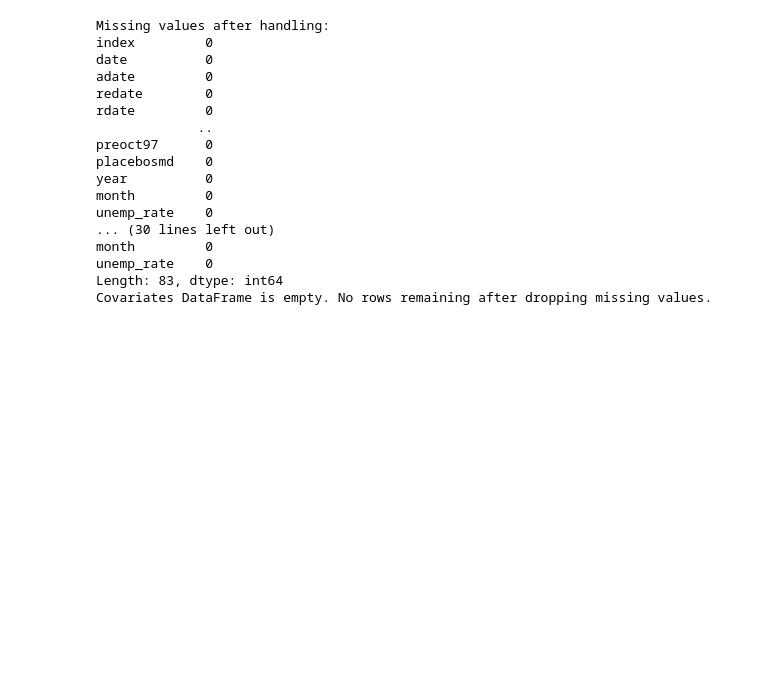
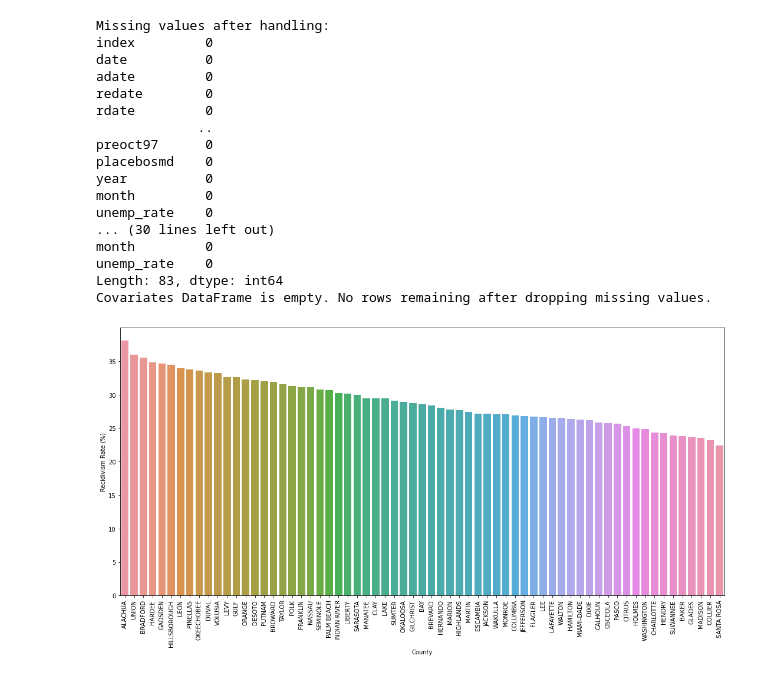
Before and after one commit to edithl1/Term_project_recidivism, a Jupyter notebook: Term Project.ipynb, the cells around one changed output. Drawn from its saved outputs; the diff is of its cells as text; code cells hidden in the pictures; blank space fills up the shorter version.

```diff
--- a/Term Project.ipynb
+++ b/Term Project.ipynb
@@ -1117,0 +924,26 @@ Covariates DataFrame is empty. No rows remaining after dropping missing values.
+# %%
+### Recidivism rates per county
+# Import dataset
+import pandas as pd
+import seaborn as sns
+
+dta = pd.read_stata('updated_fl.dta')
+
+# Calculate recidivism rate per county
+recidivism_by_county = dta.groupby('county')['anyrecid'].mean() * 100
+recidivism_by_county = recidivism_by_county.sort_values(ascending=False)
+recidivism_by_county = recidivism_by_county.drop("")
+
+# Create a bar plot
+plt.figure(figsize=(15, 8))
+sns.barplot(x=recidivism_by_county.index, y=recidivism_by_county.values)
+plt.xticks(rotation=90)
+#plt.title('Recidivism Rate by County in Florida')
+plt.xlabel('County')
+plt.ylabel('Recidivism Rate (%)')
+
+plt.tight_layout()
+plt.savefig('county.png',format='png', dpi=300, bbox_inches='tight')
+plt.show();
+# %% [output]
+[figure, added]
```
Also changed, not shown: parts of 17 cells of this notebook, 1 other file.
